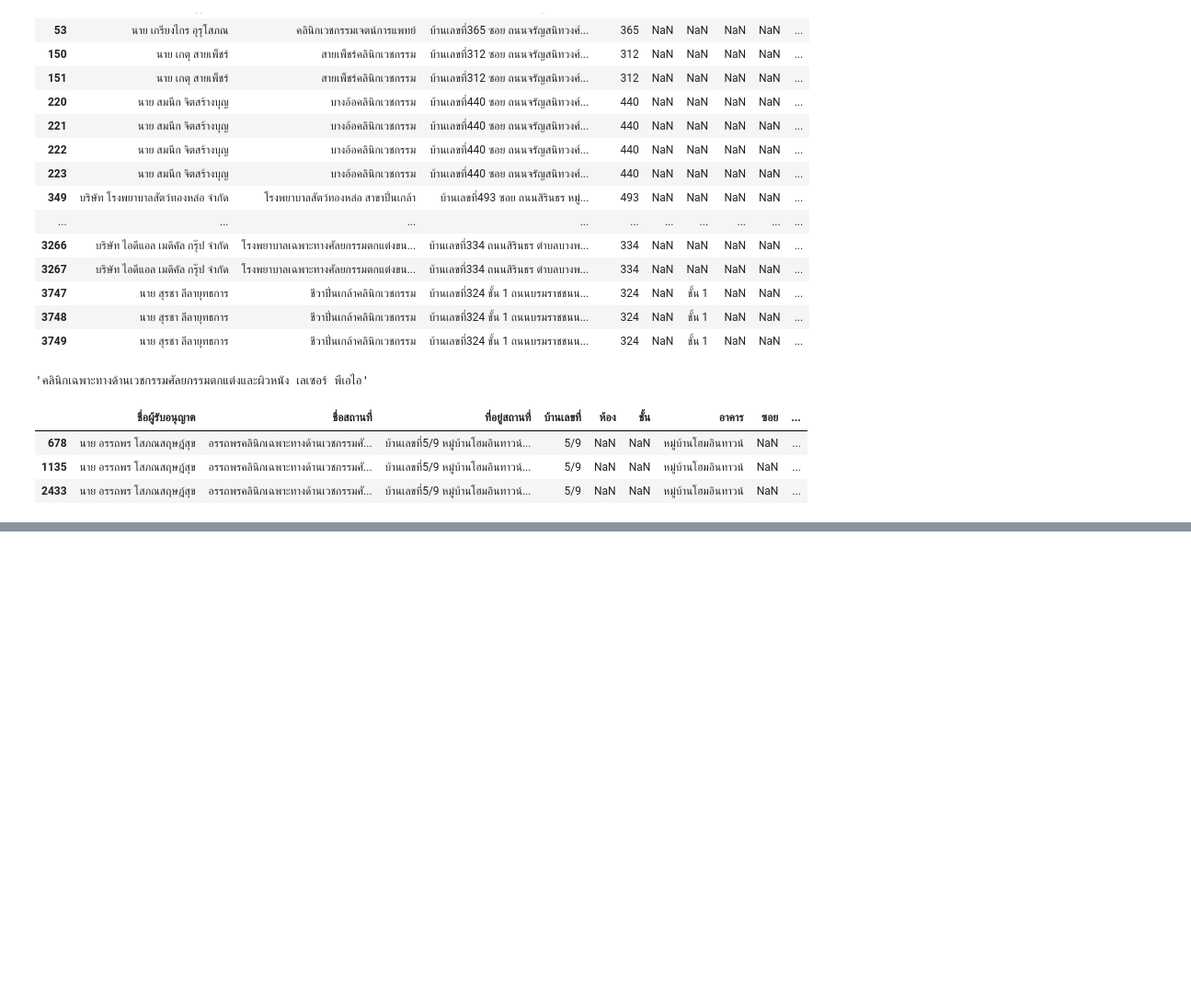
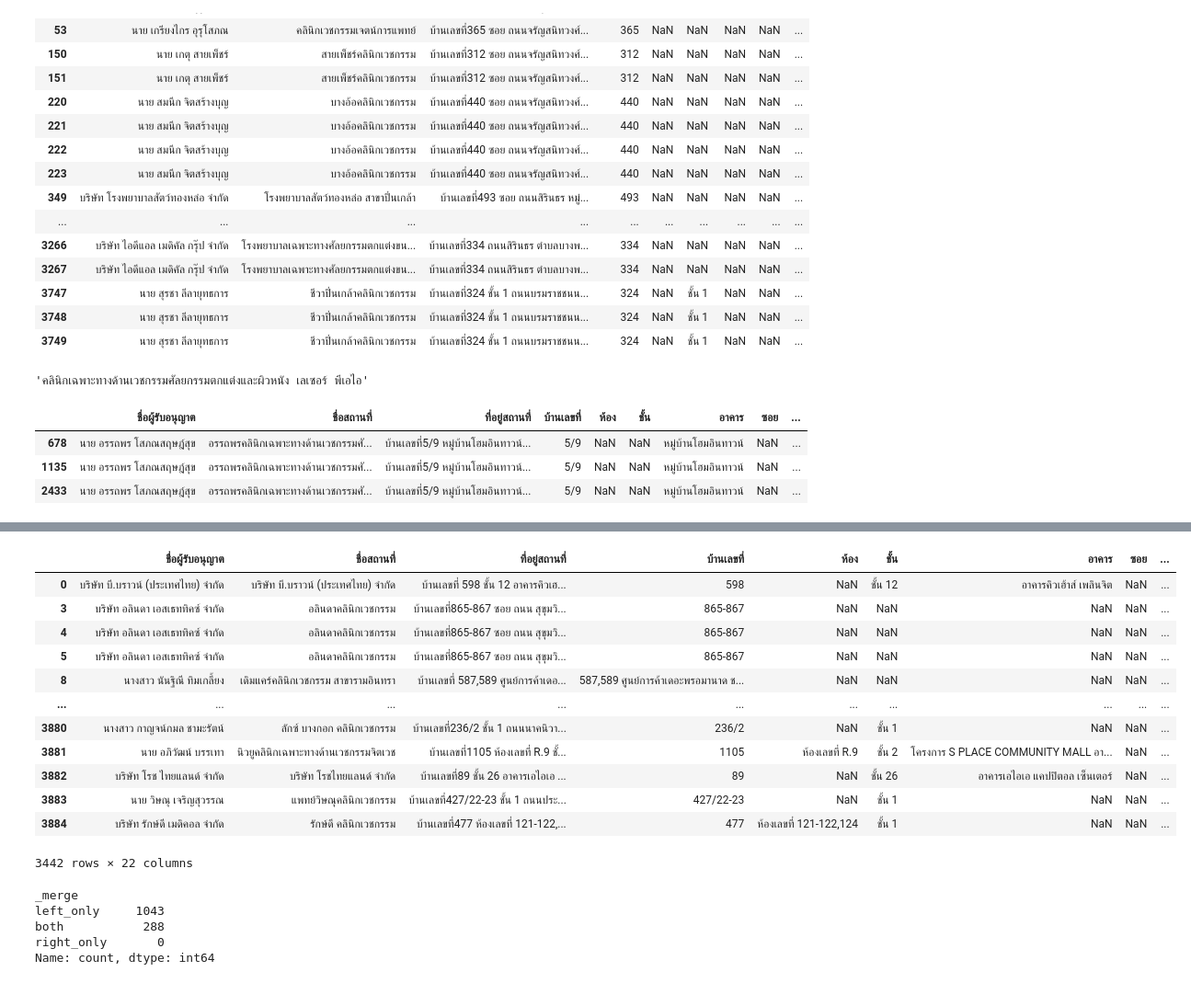
Before and after one commit to konrawit13/nct_distr, a Jupyter notebook: dist_report_v10.ipynb, the cells around one changed output, grey strips where cells are left out. Shown at 92% size. Drawn from its saved outputs; the diff is of its cells as text; code cells hidden in the pictures; blank space fills up the shorter version.

```diff
--- a/dist_report_v10.ipynb
+++ b/dist_report_v10.ipynb
@@ -893,0 +1130,16 @@ ws_df.loc[ws_df['ชื่อสถานที่'].str.contains('อรรถ
+# %%
+ws_df.loc[ws_df['จังหวัด'] == 'กรุงเทพมหานคร']
+# %% [output]
+|  | ชื่อผู้รับอนุญาต | ชื่อสถานที่ | ที่อยู่สถานที่ | บ้านเลขที่ | ห้อง | ชั้น | อาคาร | ซอย | ... |
+| 0 | บริษัท บี.บราวน์ (ประเทศไทย) จำกัด | บริษัท บี.บราวน์ (ประเทศไทย) จำกัด | บ้านเลขที่ 598 ชั้น 12 อาคารคิวเฮ... | 598 | NaN | ชั้น 12 | อาคารคิวเฮ้าส์ เพลินจิต | NaN | ... |
+| 3 | บริษัท อลินดา เอสเธททิคซ์ จำกัด | อลินดาคลินิกเวชกรรม | บ้านเลขที่865-867 ซอย ถนน สุขุมวิ... | 865-867 | NaN | NaN | NaN | NaN | ... |
+| 4 | บริษัท อลินดา เอสเธททิคซ์ จำกัด | อลินดาคลินิกเวชกรรม | บ้านเลขที่865-867 ซอย ถนน สุขุมวิ... | 865-867 | NaN | NaN | NaN | NaN | ... |
+| 5 | บริษัท อลินดา เอสเธททิคซ์ จำกัด | อลินดาคลินิกเวชกรรม | บ้านเลขที่865-867 ซอย ถนน สุขุมวิ... | 865-867 | NaN | NaN | NaN | NaN | ... |
+| 8 | นางสาว นันฐิณี ทิมเกลี้ยง | เดิมแคร์คลินิกเวชกรรม สาขารามอินทรา | บ้านเลขที่ 587,589 ศูนย์การค้าเดอ... | 587,589 ศูนย์การค้าเดอะพรอมานาด ช... | NaN | NaN | NaN | NaN | ... |
+| ... | ... | ... | ... | ... | ... | ... | ... | ... | ... |
+| 3880 | นางสาว กาญจน์กมล ชามะรัตน์ | ลักซ์ บางกอก คลินิกเวชกรรม | บ้านเลขที่236/2 ชั้น 1 ถนนนาคนิวา... | 236/2 | NaN | ชั้น 1 | NaN | NaN | ... |
+| 3881 | นาย อภิวัฒน์ บรรเทา | นิวยูคลินิกเฉพาะทางด้านเวชกรรมจิตเวช | บ้านเลขที่1105 ห้องเลขที่ R.9 ชั้... | 1105 | ห้องเลขที่ R.9 | ชั้น 2 | โครงการ S PLACE COMMUNITY MALL อา... | NaN | ... |
+| 3882 | บริษัท โรช ไทยแลนด์ จำกัด | บริษัท โรชไทยแลนด์ จำกัด | บ้านเลขที่89 ชั้น 26 อาคารเอไอเอ ... | 89 | NaN | ชั้น 26 | อาคารเอไอเอ แคปปิตอล เซ็นเตอร์ | NaN | ... |
+| 3883 | นาย วิษณุ เจริญสุวรรณ | แพทย์วิษณุคลินิกเวชกรรม | บ้านเลขที่427/22-23 ชั้น 1 ถนนประ... | 427/22-23 | NaN | ชั้น 1 | NaN | NaN | ... |
+| 3884 | บริษัท รักษ์ดี เมดิคอล จำกัด | รักษ์ดี คลินิกเวชกรรม | บ้านเลขที่477 ห้องเลขที่ 121-122,... | 477 | ห้องเลขที่ 121-122,124 | ชั้น 1 | NaN | NaN | ... |
+3442 rows × 22 columns
@@ -893,0 +1161,8 @@ ws_df.loc[ws_df['ชื่อสถานที่'].str.contains('อรรถ
+# %%
+merge['_merge'].value_counts()
+# %% [output]
+_merge
+left_only     1043
+both           288
+right_only       0
+Name: count, dtype: int64
```
Also changed, not shown: parts of 64 cells of this notebook, 3 other files.
